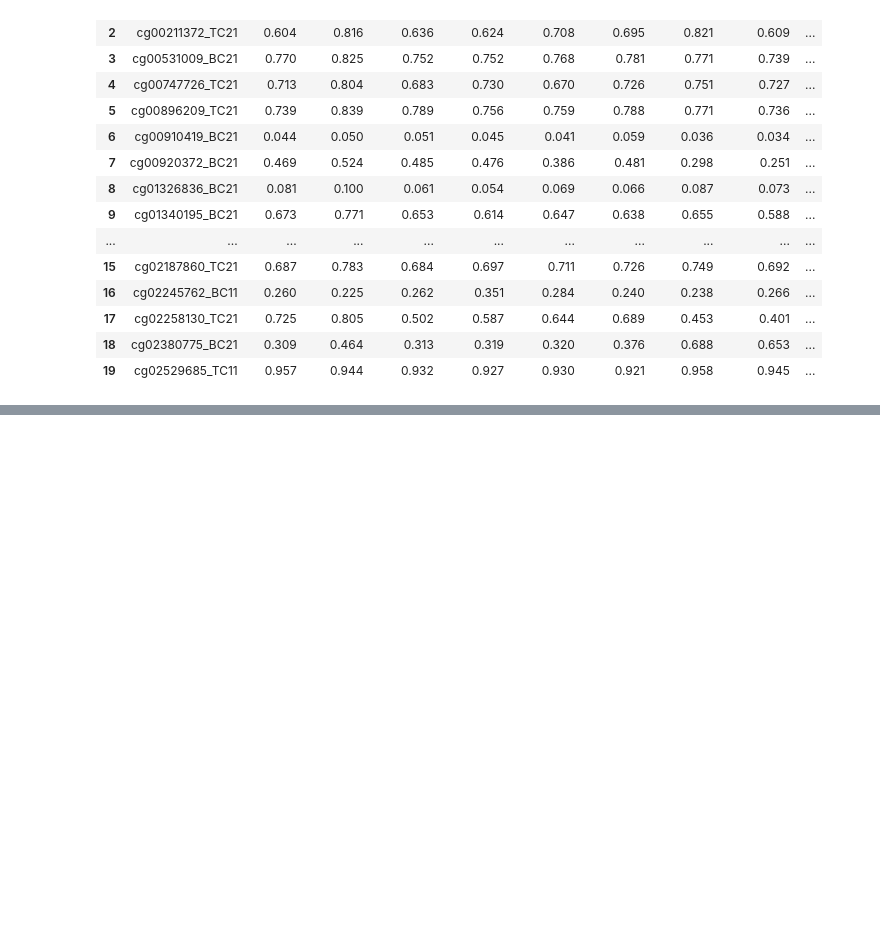
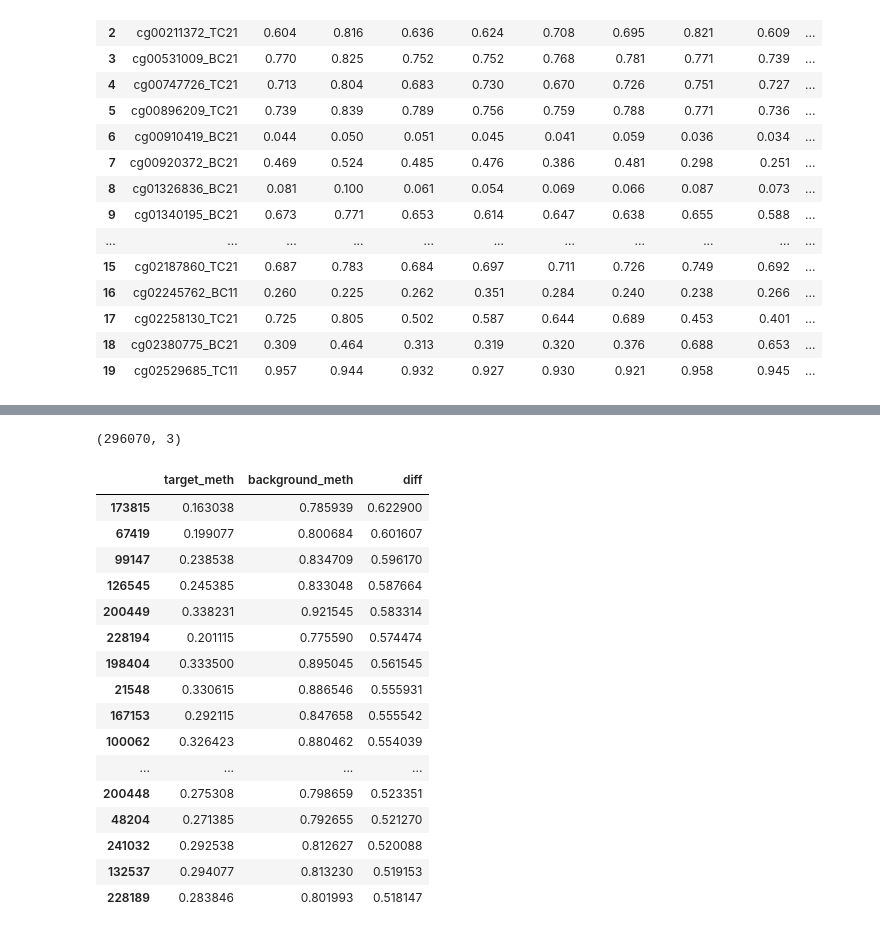
Before and after one commit to jullid/mouse-DNA-project, a Jupyter notebook: notebooks/difference.ipynb, the cells around one changed output, grey strips where cells are left out. Saved outputs shown, nothing was run; the diff lists cells and outputs as text; code cells hidden in the pictures; blank space fills up the shorter version.

Commit message:
added ipynb script for PCA & meth marker regions extraction

```diff
--- a/notebooks/test.ipynb
+++ b/notebooks/difference.ipynb
@@ -67,0 +90,42 @@ np.True_
+# %%
+#
+#hm not sure if this is correct
+target = df_celltype["Liver"]
+background = df_celltype.drop(columns=["probe_ID", "Liver"]).mean(axis=1)
+diff = background - target
+
+diff # why is ts negative
+
+diff_sorted = diff.sort_values(ascending=False)
+diff_sorted
+
+viz_df = pd.DataFrame({
+    "target_meth": target,
+    "background_meth": background,
+    "diff": diff
+})
+
+
+
+viz_df_sorted = viz_df.sort_values(["diff"], ascending=False)
+print(viz_df_sorted.shape)
+viz_df_sorted.head(30)
+# %% [output]
+(296070, 3)
+|  | target_meth | background_meth | diff |
+| 173815 | 0.163038 | 0.785939 | 0.622900 |
+| 67419 | 0.199077 | 0.800684 | 0.601607 |
+| 99147 | 0.238538 | 0.834709 | 0.596170 |
+| 126545 | 0.245385 | 0.833048 | 0.587664 |
+| 200449 | 0.338231 | 0.921545 | 0.583314 |
+| 228194 | 0.201115 | 0.775590 | 0.574474 |
+| 198404 | 0.333500 | 0.895045 | 0.561545 |
+| 21548 | 0.330615 | 0.886546 | 0.555931 |
+| 167153 | 0.292115 | 0.847658 | 0.555542 |
+| 100062 | 0.326423 | 0.880462 | 0.554039 |
+| ... | ... | ... | ... |
+| 200448 | 0.275308 | 0.798659 | 0.523351 |
+| 48204 | 0.271385 | 0.792655 | 0.521270 |
+| 241032 | 0.292538 | 0.812627 | 0.520088 |
+| 132537 | 0.294077 | 0.813230 | 0.519153 |
+| 228189 | 0.283846 | 0.801993 | 0.518147 |
```
Also changed, not shown: parts of 4 cells of this notebook, 2 other files.
